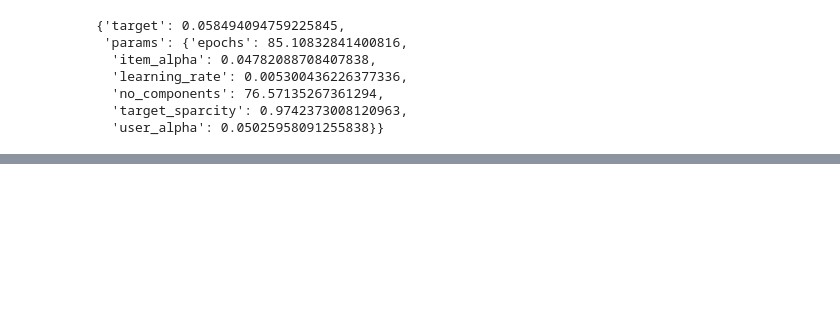
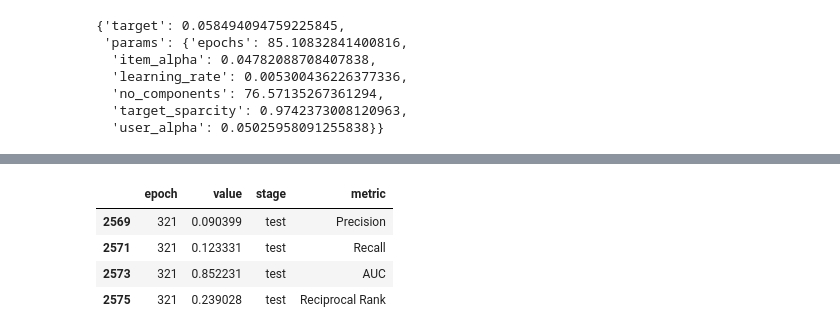
Before and after one commit to suthipongg/Similarity_model, a Jupyter notebook: db_cosmenet/recommender_data.ipynb, the cells around one changed output, grey strips where cells are left out. Saved outputs shown, nothing was run; the diff lists cells and outputs as text; code cells hidden in the pictures; blank space fills up the shorter version.

```diff
--- a/db_cosmenet/recommender_data.ipynb
+++ b/db_cosmenet/recommender_data.ipynb
@@ -1226,0 +1178,8 @@ optimizer.max
+# %%
+fitting_metrics[(fitting_metrics[['epoch', 'stage']] == [321, 'test']).all(axis=1)]
+# %% [output]
+|  | epoch | value | stage | metric |
+| 2569 | 321 | 0.090399 | test | Precision |
+| 2571 | 321 | 0.123331 | test | Recall |
+| 2573 | 321 | 0.852231 | test | AUC |
+| 2575 | 321 | 0.239028 | test | Reciprocal Rank |
```
Also changed, not shown: parts of 57 cells of this notebook, 1 other file.
